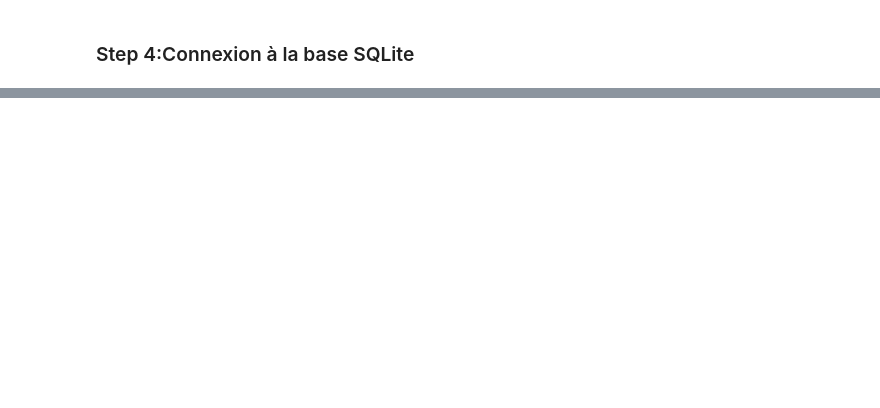
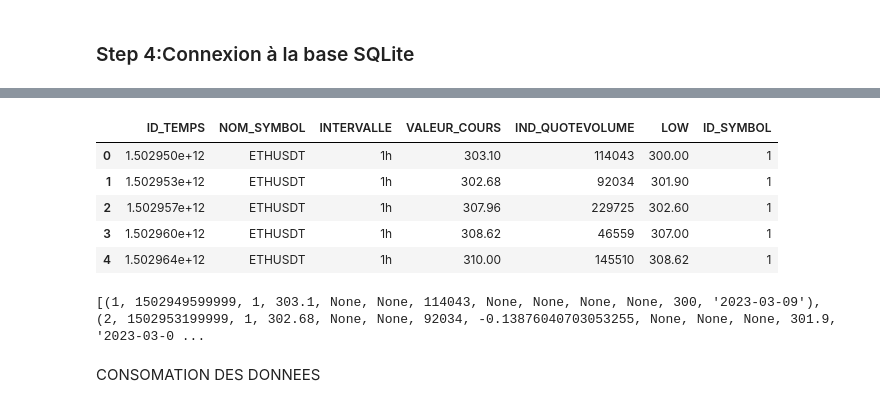
Before and after one commit to Arnoldyoussa/Projet_OPA, a Jupyter notebook: Load_Histo_Binance.ipynb, the cells around one changed output, grey strips where cells are left out. Drawn from its saved outputs; the diff is of its cells as text; code cells hidden in the pictures; blank space fills up the shorter version.

```diff
--- a/Load_Histo_Binance.ipynb
+++ b/Load_Histo_Binance.ipynb
@@ -135,0 +149,20 @@ Votre montant s'eleve a : 233472.66000000015 €
+# %%
+
+L = list()
+
+for doc in Donnée_Historique_Mongo.get_AllDocuments(Symbol):
+    for detail in doc['Detail']:
+        L.append({'ID_TEMPS' :detail['Close_time'],
+                  'NOM_SYMBOL' : doc['Symbol'],
+                  'INTERVALLE' : doc['Intervalle'],
+                  'VALEUR_COURS' : detail['Close'] ,
+                  'IND_QUOTEVOLUME' : detail['Quote_asset_volume'] ,
+                  'LOW' : detail['Low']
+                 })
+
+FaiCoursHisto = pd.DataFrame(L)
+FaiCoursHisto['ID_TEMPS'] = FaiCoursHisto['ID_TEMPS'].astype(float)
+FaiCoursHisto['IND_QUOTEVOLUME'] = FaiCoursHisto['IND_QUOTEVOLUME'].astype(int)
+FaiCoursHisto['LOW'] = FaiCoursHisto['LOW'].astype(float)
+FaiCoursHisto['VALEUR_COURS'] = FaiCoursHisto['VALEUR_COURS'].astype(float)
+FaiCoursHisto.head()
@@ -135,0 +176,33 @@ Votre montant s'eleve a : 233472.66000000015 €
+# %%
+"""
+#Recherche Id Symbol à partir de la base SQL
+# Simplified Select statement
+res = Base_SQL.Select('SELECT ID_SYMBOL, NOM_SYMBOL, INTERVALLE FROM DIM_SYMBOL')
+
+df = pd.DataFrame(res, columns=['ID_SYMBOL', 'NOM_SYMBOL', 'INTERVALLE'])
+
+# Inner join to merge with FaiCoursHisto
+FaiCoursHisto = pd.merge(FaiCoursHisto , df, on='NOM_SYMBOL', how='inner')
+
+
+"""
+L = list()
+
+res = Base_SQL.Select('select ID_SYMBOL,NOM_SYMBOL,INTERVALLE  from DIM_SYMBOL;')
+
+for i in res:
+    (a,b,c) = i
+    L.append({'ID_SYMBOL' : a, 'NOM_SYMBOL' : b, 'INTERVALLE' : c})
+
+df = pd.DataFrame(L)
+
+FaiCoursHisto = FaiCoursHisto.merge(df, how = 'inner')
+
+FaiCoursHisto.head()
+# %% [output]
+|  | ID_TEMPS | NOM_SYMBOL | INTERVALLE | VALEUR_COURS | IND_QUOTEVOLUME | LOW | ID_SYMBOL |
+| 0 | 1.502950e+12 | ETHUSDT | 1h | 303.10 | 114043 | 300.00 | 1 |
+| 1 | 1.502953e+12 | ETHUSDT | 1h | 302.68 | 92034 | 301.90 | 1 |
+| 2 | 1.502957e+12 | ETHUSDT | 1h | 307.96 | 229725 | 302.60 | 1 |
+| 3 | 1.502960e+12 | ETHUSDT | 1h | 308.62 | 46559 | 307.00 | 1 |
+| 4 | 1.502964e+12 | ETHUSDT | 1h | 310.00 | 145510 | 308.62 | 1 |
@@ -135,0 +227,10 @@ Votre montant s'eleve a : 233472.66000000015 €
+# %%
+# Alimentation table SQL
+
+Base_SQL.Alim_FaitSituation_Histo(FaiCoursHisto)
+res = Base_SQL.Select('select * from FAIT_SIT_COURS_HIST limit 5;')
+print(res)
+# %% [output]
+[(1, 1502949599999, 1, 303.1, None, None, 114043, None, None, None, None, 300, '2023-03-09'), (2, 1502953199999, 1, 302.68, None, None, 92034, -0.13876040703053255, None, None, None, 301.9, '2023-03-0 ...
+# %% [markdown]
+CONSOMATION DES DONNEES
```
Also changed, not shown: parts of 26 cells of this notebook, 12 other files.
